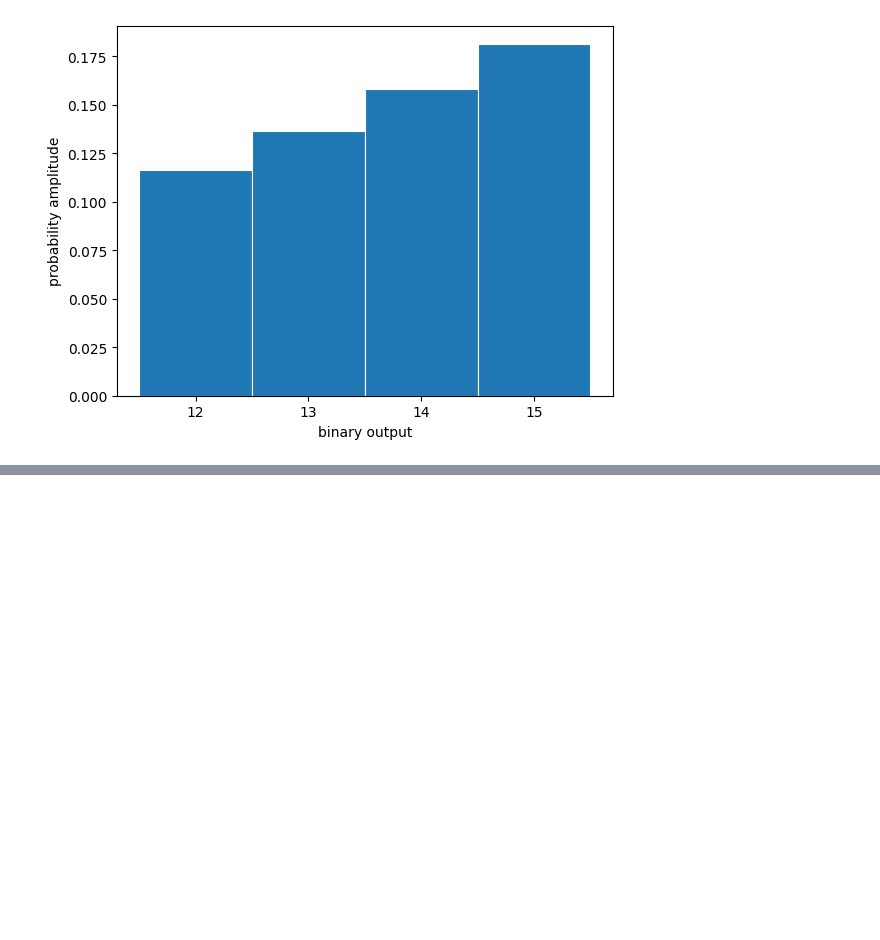
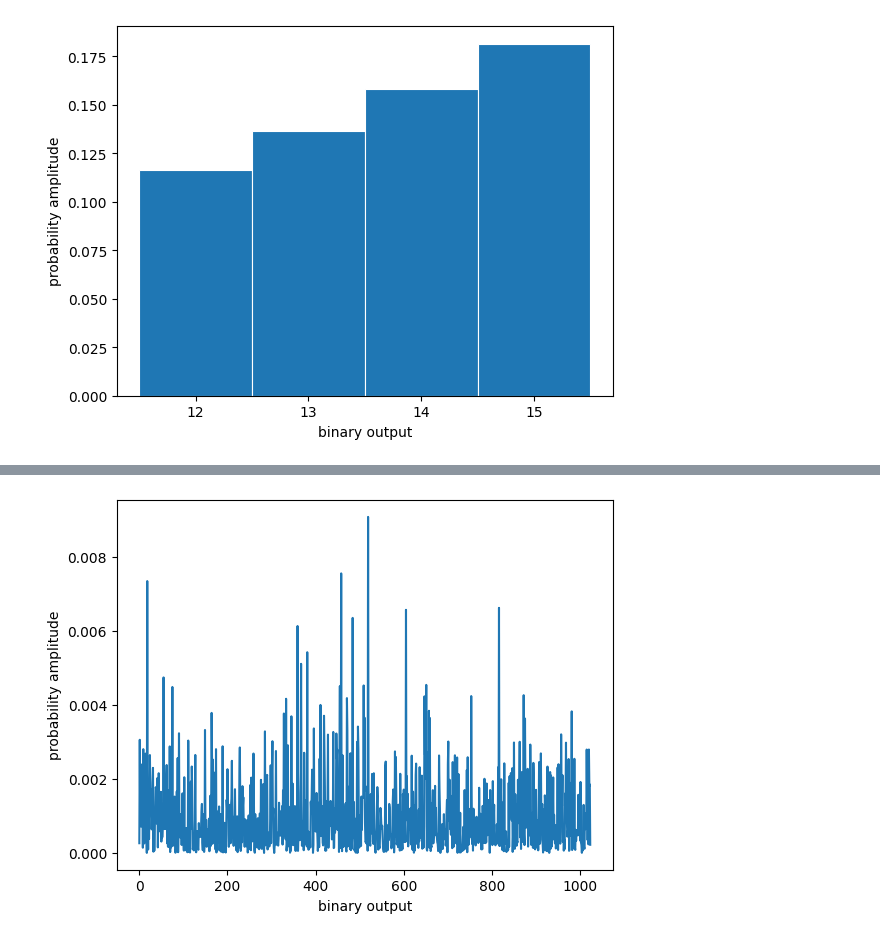
Before and after one commit to UCL-CCS/symmer, a Jupyter notebook: docs/source/notebooks/1_Basic_Usage/1.2 QuantumState Usage.ipynb, the cells around one changed output, grey strips where cells are left out. Cells and saved outputs as stored; diff of their text form; code cells hidden in the pictures; blank space fills up the shorter version.

```diff
--- a/docs/source/notebooks/1_Basic_Usage/1.2 QuantumState Usage.ipynb
+++ b/docs/source/notebooks/1_Basic_Usage/1.2 QuantumState Usage.ipynb
@@ -291,0 +539,6 @@ psi.plot_state(probability_threshold=0.1)
+# %%
+%matplotlib inline
+random_large_state = QuantumState.haar_random(10, vec_type='ket')
+ax2 = random_large_state.plot_state(logscale=False)
+# %% [output]
+[figure, added]
```
Also changed, not shown: parts of 94 cells of this notebook, 14 other files.
